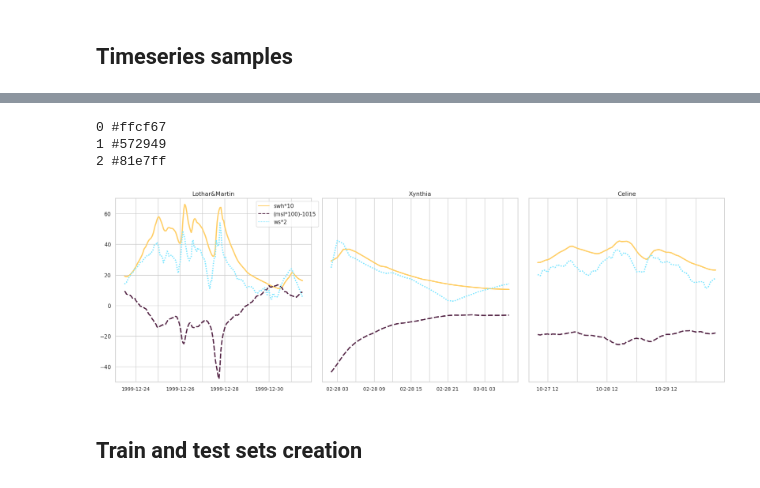
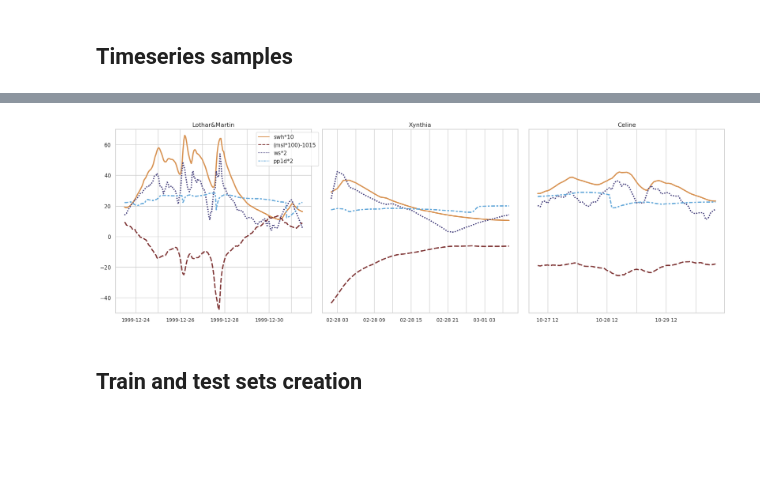
Before and after one commit to benjaminh/era5-clustering-paper-code, a Jupyter notebook: ERA5_Preprocessing.ipynb, the cells around one changed output, grey strips where cells are left out. Drawn from its saved outputs; the diff is of its cells as text; code cells hidden in the pictures; blank space fills up the shorter version.

Commit message:
Update figures with color blindness scheme

```diff
--- a/ERA5_Preprocessing.ipynb
+++ b/ERA5_Preprocessing.ipynb
@@ -432,6 +432,7 @@ modified_df = input_dataframe.copy(deep=True)
 modified_df['(msl*100)-1015'] = modified_df['msl']/100 - 1015
 modified_df['swh*10'] = modified_df['swh']*10
 modified_df['ws*2'] = modified_df['ws']*2
+modified_df['pp1d*2'] = modified_df['pp1d']*2
 
 data = {
     "Lothar&Martin": modified_df.loc[(input_dataframe['date'] >= "1999-12-23 12:00:00") & (modified_df['date'] <= "1999-12-31 12:00:00")],
@@ -440,46 +441,43 @@ data = {
 }
 
 # Create ListedColorMap with hexadecimal values from cmcrameri to be compatible with seaborn
-COLORS = [mcolors.to_hex(cm.managua(i)) for i in np.linspace(0, 1, 3)]
+COLORS = [mcolors.to_hex(cm.managua(i)) for i in np.linspace(0, 1, 9)]
 sns.set(style="whitegrid")
 fig, axs = plt.subplots(1, 3, figsize=(18, 6))
 
 # Loop over subplots
 for i, ax in enumerate(axs):
 
     # Get data
     storm_name = list(data.keys())[i]
     plot_data = data[storm_name]
 
     # Plot creation
-    print(i, COLORS[i])
-    sns.lineplot(data=plot_data[['date', 'swh*10', '(msl*100)-1015', 'ws*2']].set_index('date'), ax=ax, palette=COLORS, linewidth=2.5)
+    sns.lineplot(data=plot_data[['date', 'swh*10', '(msl*100)-1015', 'ws*2', 'pp1d*2']].set_index('date'),
+                 ax=ax, palette=[COLORS[1], COLORS[3], COLORS[5], COLORS[7]], linewidth=2.5)
 
     # Add title and legend
     ax.set_title(f'{storm_name}')
     if i > 0:
         ax.get_legend().set_visible(False)
         ax.get_yaxis().set_visible(False)
     else:
         ax.legend(loc='upper right', bbox_to_anchor=(1.05, 1))
     ax.set_ylim(-50, 70)
     ax.tick_params(axis='x', labelsize=10)
     ax.set_xlabel("")
 
     for j, tick in enumerate(ax.get_xticklabels()):
         if j % 2 != 0:
             tick.set_visible(False)
 
 # Display plot
 plt.tight_layout()
 plt.show()
 # Save figure
 fig.savefig("FIGS/Reference_storm_plot.pdf", dpi=300)
 # %% [output]
-0 #ffcf67
-1 #572949
-2 #81e7ff
-[figure, old version]
+[figure, new version]
 # %% [markdown]
 ## Train and test sets creation
 # %%
```
Also changed, not shown: parts of 4 cells of this notebook, 5 other files.
